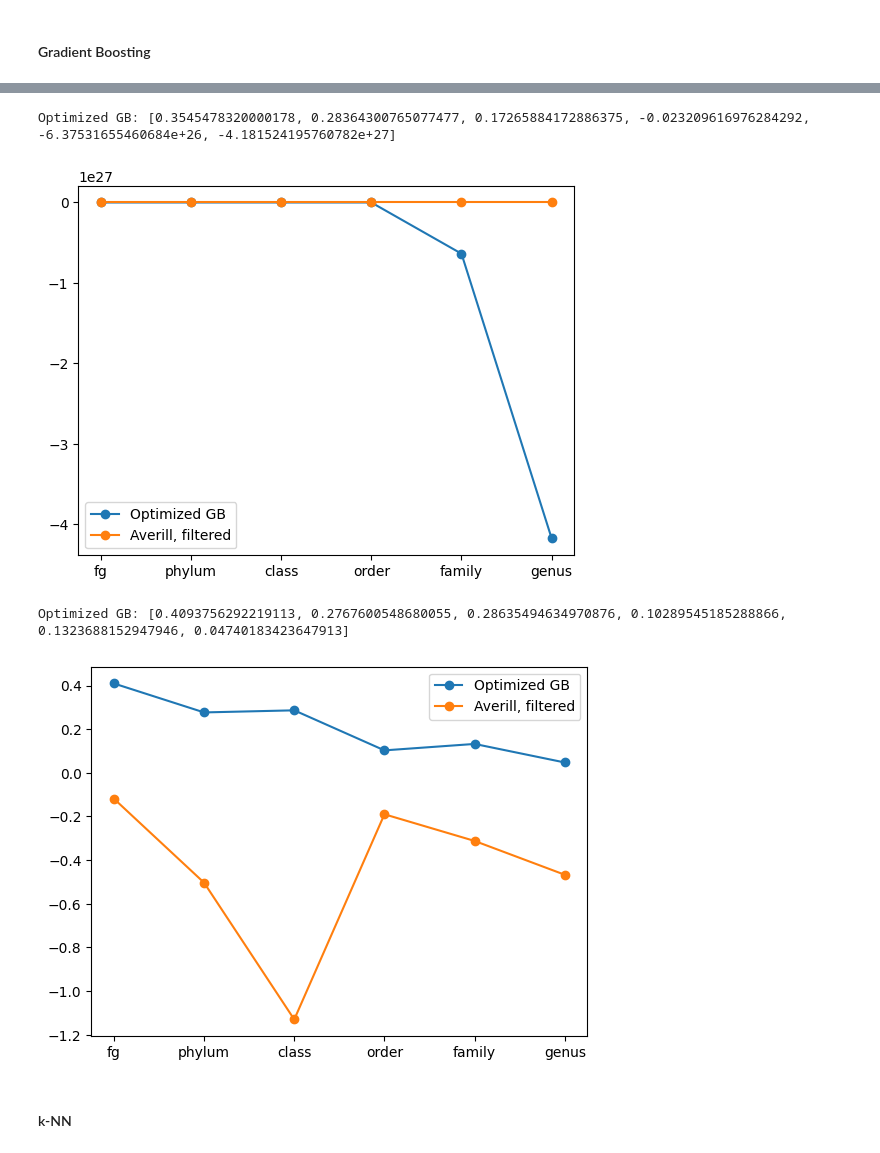
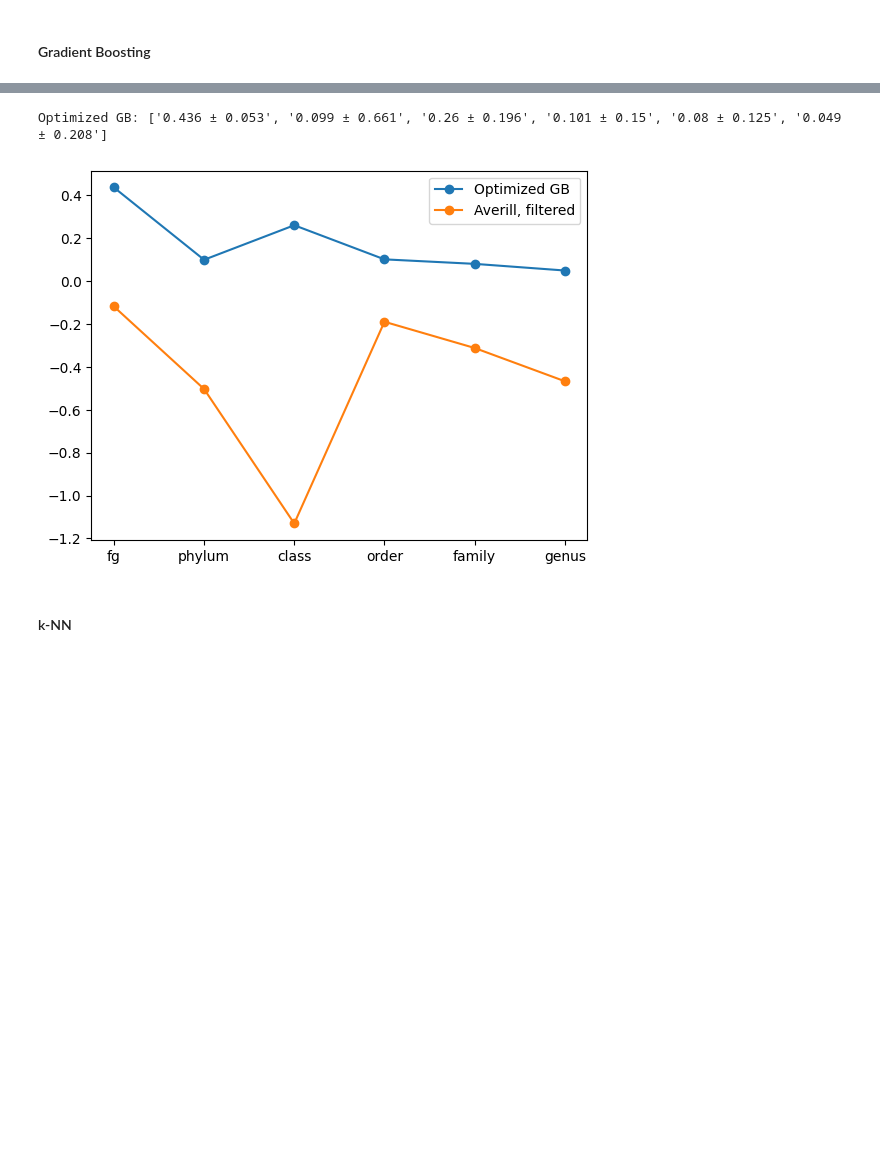
Before and after one commit to Vincent-Therrien/micropyome, a Jupyter notebook: demos/regressions.ipynb, the cells around one changed output, grey strips where cells are left out. Saved outputs shown, nothing was run; the diff lists cells and outputs as text; code cells hidden in the pictures; blank space fills up the shorter version.

```diff
--- a/demos/regressions.ipynb
+++ b/demos/regressions.ipynb
@@ -1392,17 +1459,20 @@ Default RF: [0.27481534056163975, 0.3337026480414487, -0.0854818920437617, -0.17
 # %%
 results = {}
+errors = {}
 for level in regression.TAXONOMIC_LEVELS:
     results[level] = {}
+    errors[level] = {}
     model = RandomForestRegressor(**params[level])
-    r = regression.train_evaluate_models(
+    r, e = regression.train_evaluate_models(
         {"Optimized RF": model}, X[level], Y[level], threshold=0.01, k_fold=5
     )
     results[level]["Optimized RF"] = r["Optimized RF"]
-    model = RandomForestRegressor()
-    r = regression.train_evaluate_models(
-        {"Default RF": model}, X[level], Y[level], threshold=0.01, k_fold=5
-    )
-    results[level]["Default RF"] = r["Default RF"]
+    errors[level]["Optimized RF"] = e["Optimized RF"]
+    # model = RandomForestRegressor()
+    # r = regression.train_evaluate_models(
+    #     {"Default RF": model}, X[level], Y[level], threshold=0.01, k_fold=5
+    # )
+    # results[level]["Default RF"] = r["Default RF"]
 
-graph_results(["Optimized RF", "Default RF"], results)
+graph_results(["Optimized RF"], results, errors)
 # %% [output]
@@ -1540,32 +1609,33 @@ Traceback (most recent call last):
   warnings.warn(
 # %%
-results = {}
-for level in regression.TAXONOMIC_LEVELS:
-    results[level] = {}
-    model =  MultiOutputRegressor(GradientBoostingRegressor(**renamed_params[level]))
-    r = regression.train_evaluate_models(
-        {"Optimized GB": model}, X[level], Y[level], threshold=0.00, k_fold=5
-    )
-    results[level]["Optimized GB"] = r["Optimized GB"]
-
-graph_results(["Optimized GB"], results)
+# results = {}
+# for level in regression.TAXONOMIC_LEVELS:
+#     results[level] = {}
+#     model =  MultiOutputRegressor(GradientBoostingRegressor(**renamed_params[level]))
+#     r = regression.train_evaluate_models(
+#         {"Optimized GB": model}, X[level], Y[level], threshold=0.00, k_fold=5
+#     )
+#     results[level]["Optimized GB"] = r["Optimized GB"]
+#
+# graph_results(["Optimized GB"], results)
 
 
 results = {}
+errors = {}
 for level in regression.TAXONOMIC_LEVELS:
     results[level] = {}
+    errors[level] = {}
     model =  MultiOutputRegressor(GradientBoostingRegressor(**renamed_params[level]))
-    r = regression.train_evaluate_models(
+    r, e = regression.train_evaluate_models(
         {"Optimized GB": model}, X[level], Y[level], threshold=0.01, k_fold=5
     )
     results[level]["Optimized GB"] = r["Optimized GB"]
+    errors[level]["Optimized GB"] = e["Optimized GB"]
 
-graph_results(["Optimized GB"], results)
+graph_results(["Optimized GB"], results, errors)
 # %% [output]
-Optimized GB: [0.3545478320000178, 0.28364300765077477, 0.17265884172886375, -0.023209616976284292, -6.37531655460684e+26, -4.181524195760782e+27]
+Optimized GB: ['0.436 ± 0.053', '0.099 ± 0.661', '0.26 ± 0.196', '0.101 ± 0.15', '0.08 ± 0.125', '0.049 ± 0.208']
-[figure, old version]
+[figure, new version]
-Optimized GB: [0.4093756292219113, 0.2767600548680055, 0.28635494634970876, 0.10289545185288866, 0.1323688152947946, 0.04740183423647913]
-[figure, removed]
 # %% [markdown]
 #### k-NN
 # %%
```
Also changed, not shown: parts of 48 cells of this notebook, 12 other files.
